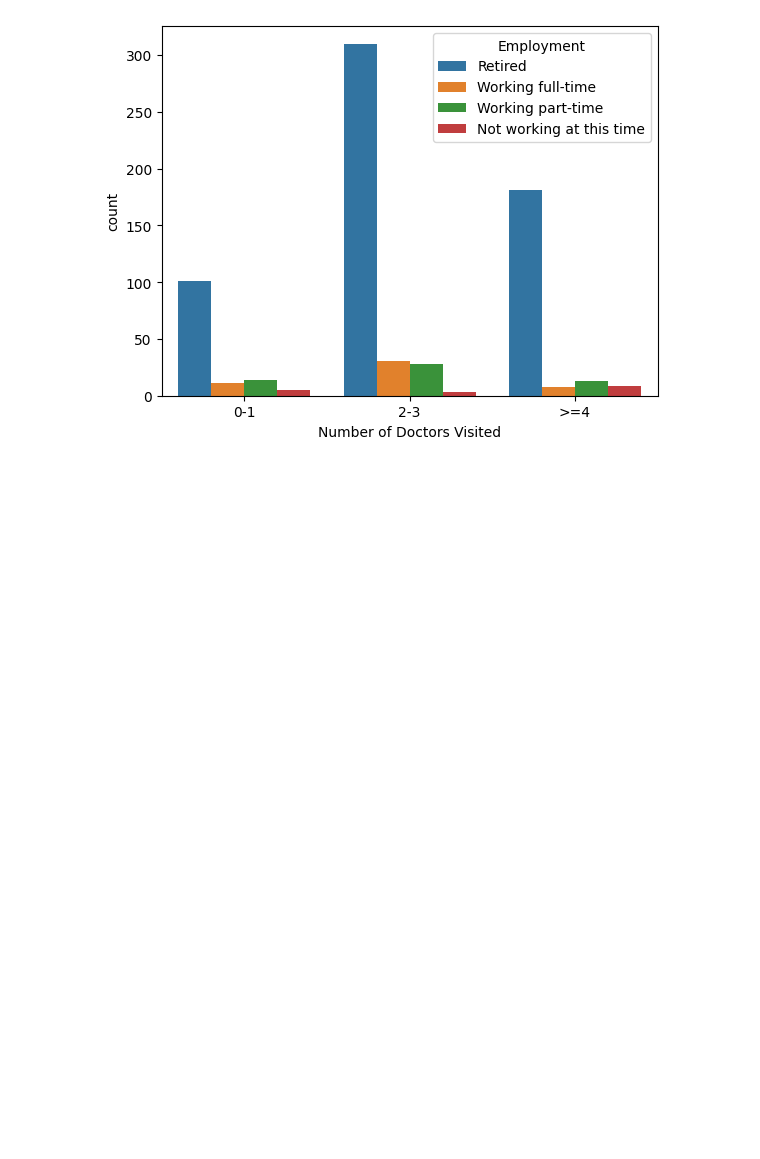
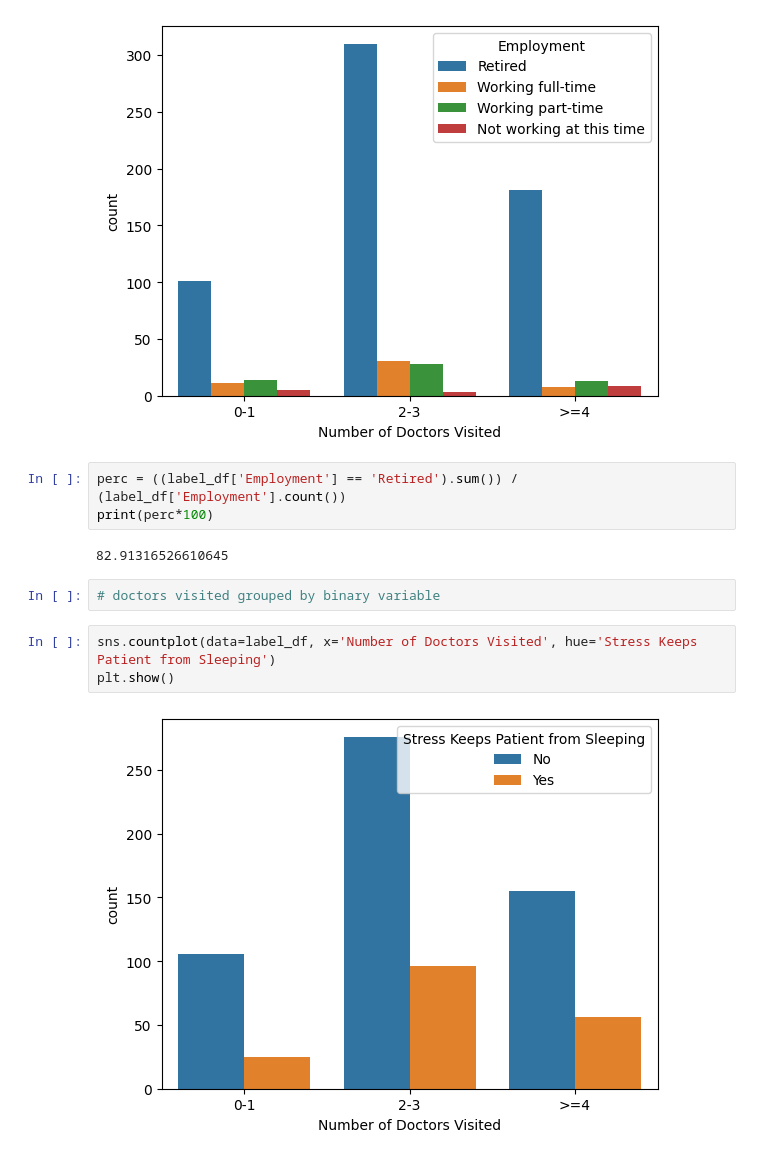
Before and after one commit to tracyhua2/DS3001, a Jupyter notebook: Final Project/DS3001_EDA.ipynb, the cells around one changed output. Cells and saved outputs as stored; diff of their text form; blank space fills up the shorter version.

```diff
--- a/Final Project/DS3001_EDA.ipynb
+++ b/Final Project/DS3001_EDA.ipynb
@@ -205,3 +196,15 @@ sns.countplot(data=label_df, x='Number of Doctors Visited', hue='Employment')
 plt.show()
 # %% [output]
 [figure]
+# %%
+perc = ((label_df['Employment'] == 'Retired').sum()) / (label_df['Employment'].count())
+print(perc*100)
+# %% [output]
+82.91316526610645
+# %%
+# doctors visited grouped by binary variable
+# %%
+sns.countplot(data=label_df, x='Number of Doctors Visited', hue='Stress Keeps Patient from Sleeping')
+plt.show()
+# %% [output]
+[figure, added]
```
Also changed, not shown: parts of 4 cells of this notebook.
